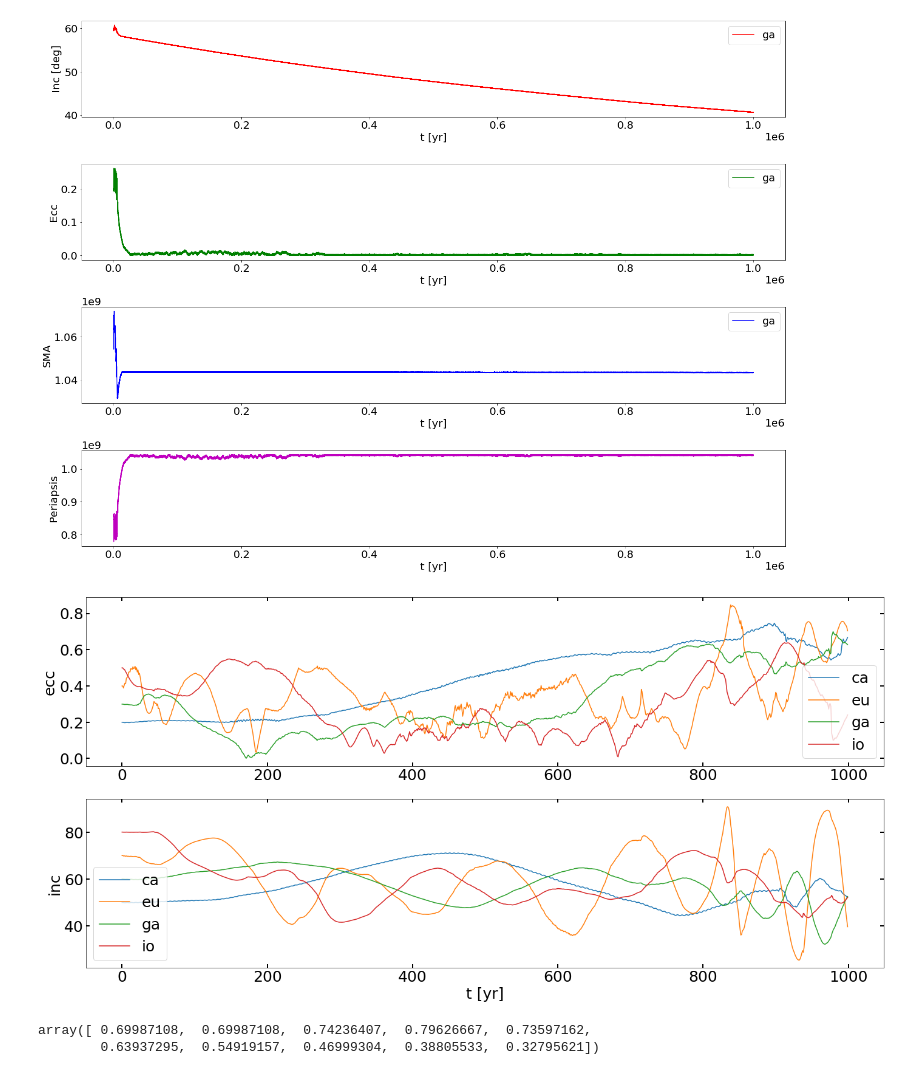
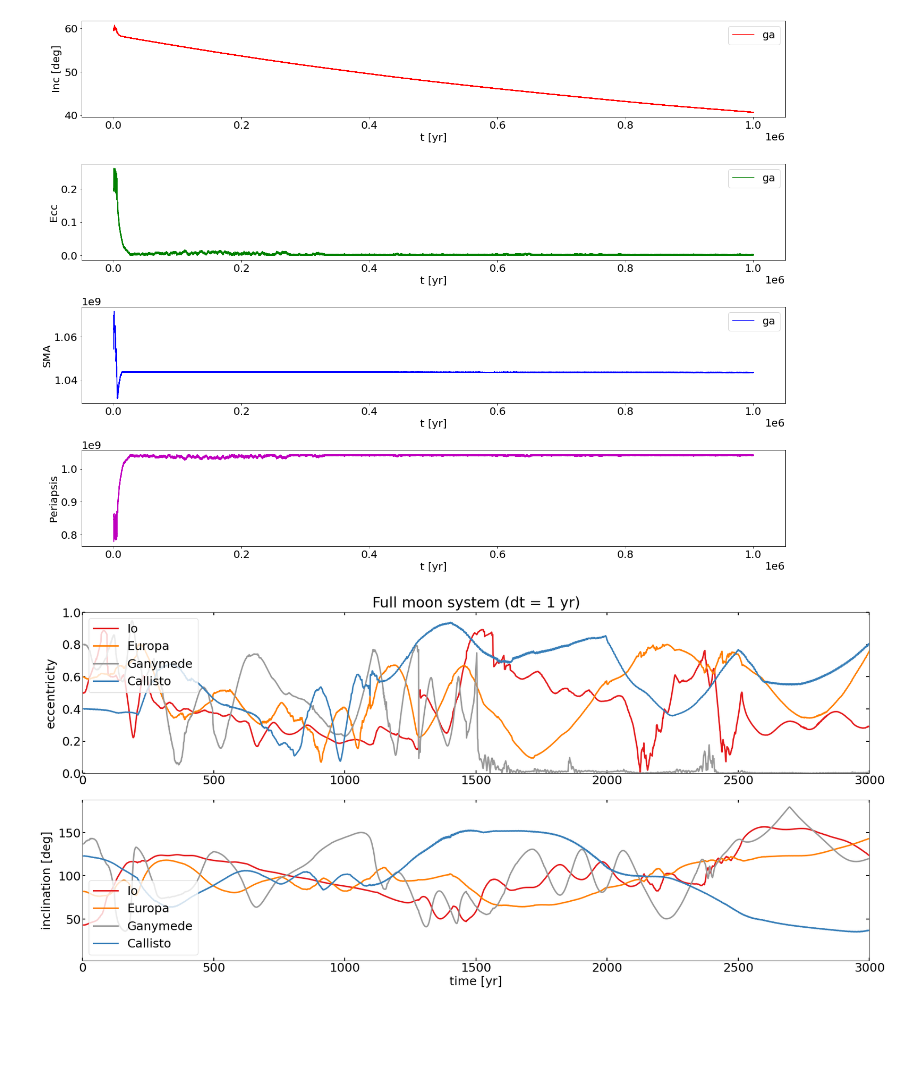
Before and after one commit to peterbreslin/amuse-project, a Jupyter notebook: testing_results.ipynb, the cells around one changed output. Saved outputs shown, nothing was run; the diff lists cells and outputs as text; code cells hidden in the pictures; blank space fills up the shorter version.

```diff
--- a/testing_results.ipynb
+++ b/testing_results.ipynb
@@ -101,3 +106,6 @@ res.close()
 plt.show()
 # %% [output]
 [figure]
+# %%
+path = '/home/astrobrez/Amuse-env/amuse-project/final_data/'
+res = h5py.File(path+'porb_1000.hdf5')
@@ -152,6 +161,6 @@ def plot_params(name, savefig=False):
 
     res.close()
 # %%
-plot_params('ecc_varied.hdf5', savefig=True)
+plot_params('final.hdf5', savefig=True)
 # %% [output]
-[figure, old version]
+[figure, new version]
@@ -161,5 +166,0 @@ res = h5py.File(path+'p_space.hdf5')
-# %%
-res['1']['eu']['ecc'][:]
-# %% [output]
-array([ 0.69987108,  0.69987108,  0.74236407,  0.79626667,  0.73597162,
-        0.63937295,  0.54919157,  0.46999304,  0.38805533,  0.32795621])
```
Also changed, not shown: parts of 11 cells of this notebook, 1 other file.
